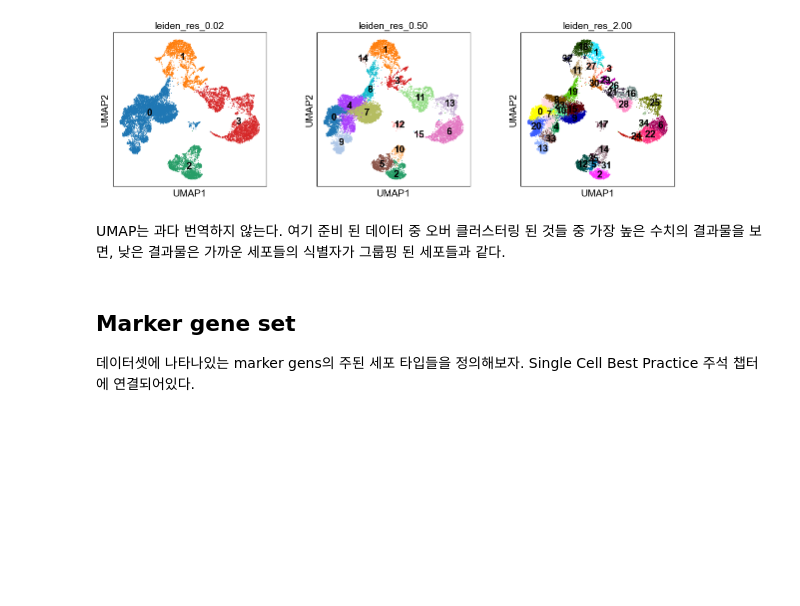
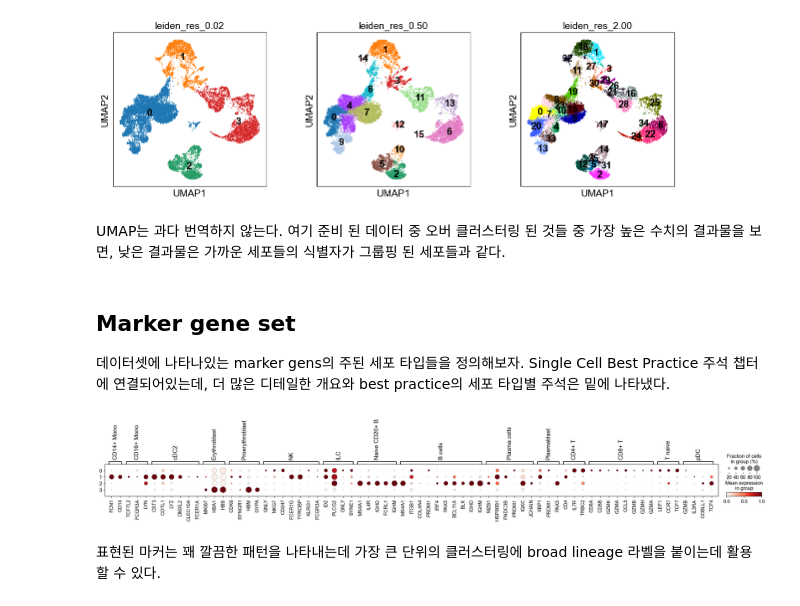
Before and after one commit to boeun02/scRNA-seq-Cancer-Immunology-Analysis, a Jupyter notebook: phase0_basics/01_pbmc_tutorial.ipynb, the cells around one changed output. Saved outputs shown, nothing was run; the diff lists cells and outputs as text; code cells hidden in the pictures; blank space fills up the shorter version.

```diff
--- a/phase0_basics/01_pbmc_tutorial.ipynb
+++ b/phase0_basics/01_pbmc_tutorial.ipynb
@@ -340,4 +339,43 @@ UMAP는 과다 번역하지 않는다.
 # %% [markdown]
 ## Marker gene set
 데이터셋에 나타나있는 marker gens의 주된 세포 타입들을 정의해보자.
-Single Cell Best Practice 주석 챕터에 연결되어있다.
+Single Cell Best Practice 주석 챕터에 연결되어있는데, 더 많은 디테일한 개요와 best practice의 세포 타입별 주석은 밑에 나타냈다.
+# %%
+marker_genes = {
+    "CD14+ Mono": ["FCN1", "CD14"],
+    "CD16+ Mono": ["TCF7L2", "FCGR3A", "LYN"],
+    # Note: DMXL2 should be negative
+    "cDC2": ["CST3", "COTL1", "LYZ", "DMXL2", "CLEC10A", "FCER1A"],
+    "Erythroblast": ["MKI67", "HBA1", "HBB"],
+    # Note HBM and GYPA are negative markers
+    "Proerythroblast": ["CDK6", "SYNGR1", "HBM", "GYPA"],
+    "NK": ["GNLY", "NKG7", "CD247", "FCER1G", "TYROBP", "KLRG1", "FCGR3A"],
+    "ILC": ["ID2", "PLCG2", "GNLY", "SYNE1"],
+    "Naive CD20+ B": ["MS4A1", "IL4R", "IGHD", "FCRL1", "IGHM"],
+    # Note IGHD and IGHM are negative markers
+    "B cells": [
+        "MS4A1",
+        "ITGB1",
+        "COL4A4",
+        "PRDM1",
+        "IRF4",
+        "PAX5",
+        "BCL11A",
+        "BLK",
+        "IGHD",
+        "IGHM",
+    ],
+    "Plasma cells": ["MZB1", "HSP90B1", "FNDC3B", "PRDM1", "IGKC", "JCHAIN"],
+    # Note PAX5 is a negative marker
+    "Plasmablast": ["XBP1", "PRDM1", "PAX5"],
+    "CD4+ T": ["CD4", "IL7R", "TRBC2"],
+    "CD8+ T": ["CD8A", "CD8B", "GZMK", "GZMA", "CCL5", "GZMB", "GZMH", "GZMA"],
+    "T naive": ["LEF1", "CCR7", "TCF7"],
+    "pDC": ["GZMB", "IL3RA", "COBLL1", "TCF4"],
+}
+# %%
+sc.pl.dotplot(adata, marker_genes, groupby="leiden_res_0.02", standard_scale="var")
+# %% [output]
+[figure, added]
+# %% [markdown]
+표현된 마커는 꽤 깔끔한 패턴을 나타내는데 가장 큰 단위의 클러스터링에 broad lineage 라벨을 붙이는데 활용 할 수 있다.
```
Also changed, not shown: parts of 12 cells of this notebook, 1 other file.
